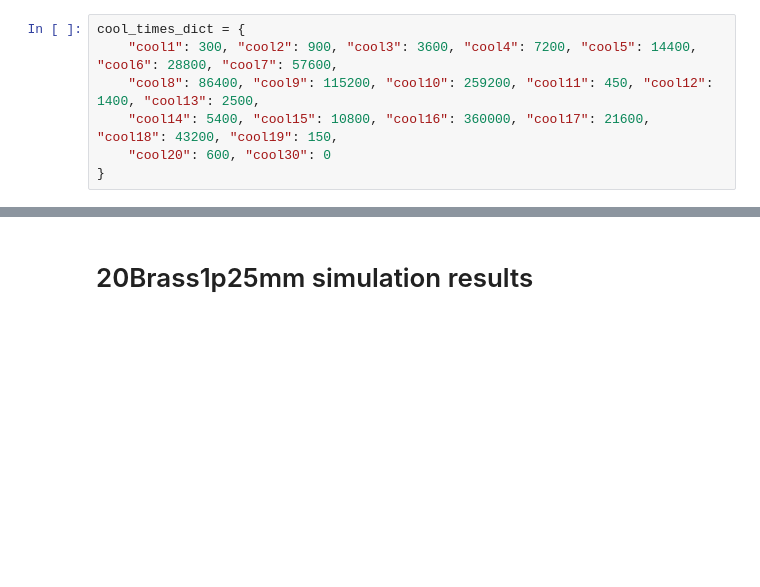
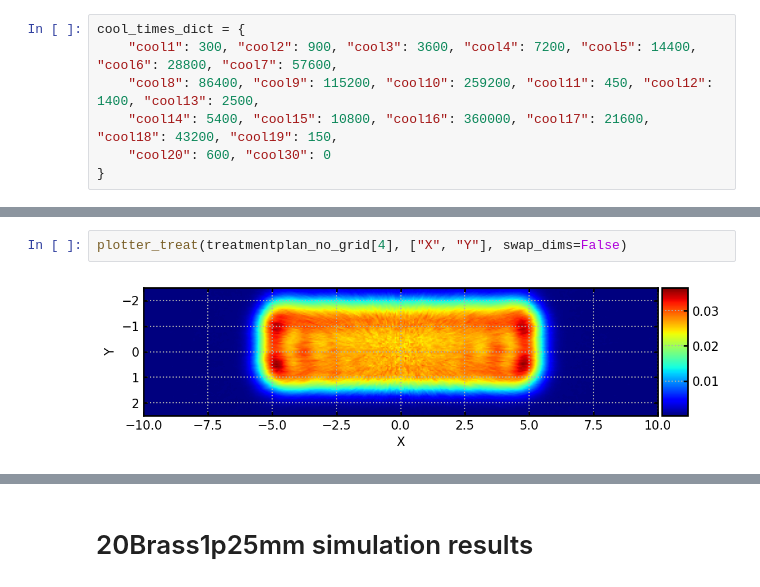
Before and after one commit to sewerininc/fluka_simulations, a Jupyter notebook: python_notebook/first test.ipynb, the cells around one changed output, grey strips where cells are left out. Drawn from its saved outputs; the diff is of its cells as text; blank space fills up the shorter version.

```diff
--- a/python_notebook/first test.ipynb
+++ b/python_notebook/first test.ipynb
@@ -375,0 +388,4 @@ plt.show()
+# %%
+plotter_treat(treatmentplan_no_grid[4], ["X", "Y"], swap_dims=False)
+# %% [output]
+[figure, added]
```
Also changed, not shown: parts of 15 cells of this notebook, 6 other files.
